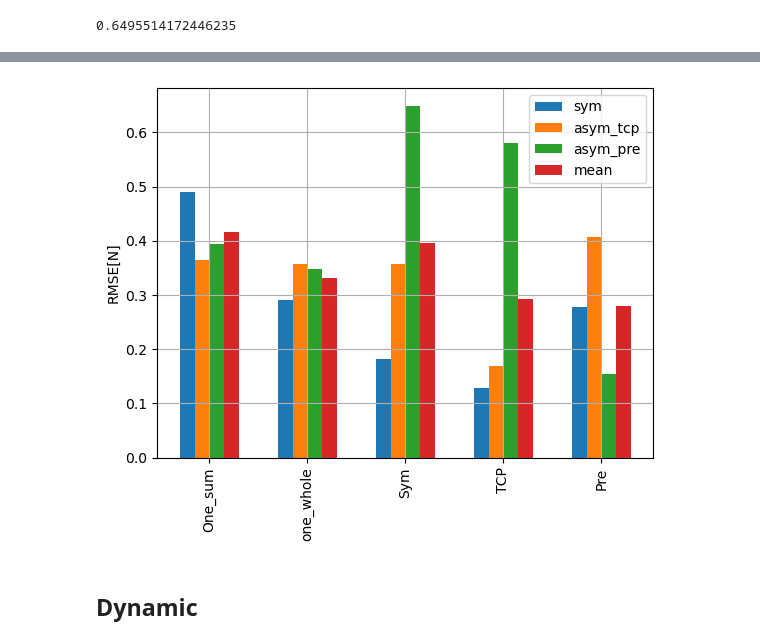
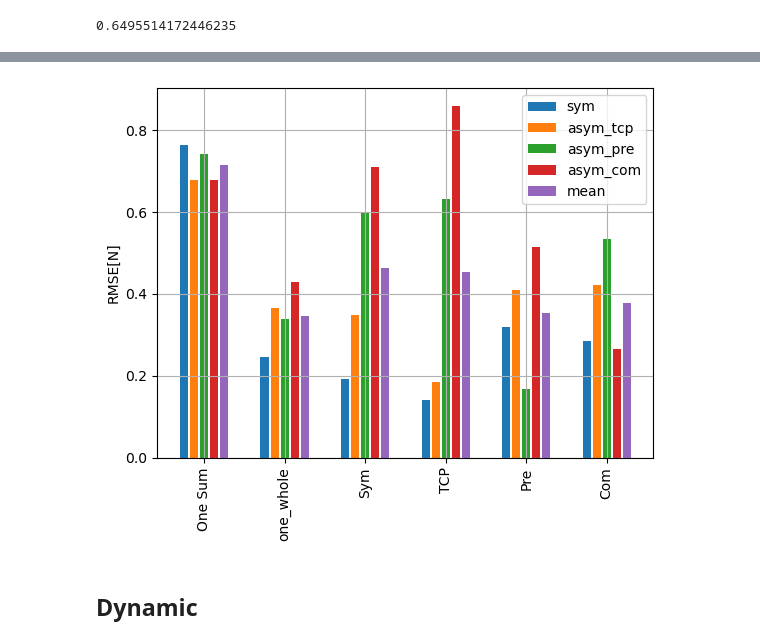
Before and after one commit to hunissweet/External_force, a Jupyter notebook: Nov_3Plotting.ipynb, the cells around one changed output, grey strips where cells are left out. Saved outputs shown, nothing was run; the diff lists cells and outputs as text; code cells hidden in the pictures.

```diff
--- a/Nov_3Plotting.ipynb
+++ b/Nov_3Plotting.ipynb
@@ -402,10 +429,12 @@ NameError: name 'pre_two_total_dataset' is not defined
 # %%
-Right_Total_dataset = pd.read_pickle("./pickle/right_one_finger.pkl")
-Left_Total_dataset = pd.read_pickle("./pickle/left_one_finger.pkl")
-Entire_one_Total_dataset = pd.read_pickle("./pickle/Entire_one_finger.pkl")
-sym_two_total_dataset= pd.read_pickle("./pickle/Sym_two_finger.pkl")
-tcp_two_total_dataset= pd.read_pickle("./pickle/tcp_two_finger.pkl")
-pre_two_total_dataset= pd.read_pickle("./pickle/pre_two_finger.pkl")
+Right_Total_dataset = pd.read_pickle("./pickle/two_finger/one_right.pkl")
+Left_Total_dataset = pd.read_pickle("./pickle/two_finger/one_left.pkl")
+#Entire_one_Total_dataset = pd.read_pickle("./pickle/two_finger/one_entire.pkl")
+Entire_one_Total_dataset = pd.read_pickle("./pickle/two_finger/Entire_one_finger.pkl")
+sym_two_total_dataset= pd.read_pickle("./pickle/two_finger/two_sym.pkl")
+tcp_two_total_dataset= pd.read_pickle("./pickle/two_finger/two_tcp.pkl")
+pre_two_total_dataset= pd.read_pickle("./pickle/two_finger/two_pre.pkl")
+com_two_total_dataset= pd.read_pickle("./pickle/two_finger/two_complex.pkl")
 # %%
 #P_Sensor_col=Total_dataset.columns[9:21]
 fig, axes = plt.subplots(nrows=4, ncols=1)
@@ -567,6 +616,5 @@ def predict_data_feature(feature,dataset,Model_address):
 # %%
-data_set=pre_two_total_dataset
-
+data_set=[sym_two_total_dataset,tcp_two_total_dataset,pre_two_total_dataset,com_two_total_dataset]
 # sym
 #right_pred_sym = predict_data_feature(right_finger_condition,sym_two_total_dataset,'models/one_right_finger.pth')
 #left_pred_sym  = predict_data_feature(left_finger_condition,sym_two_total_dataset,'models/one_left_finger.pth')
@@ -660,6 +783,15 @@ rmse(one_entire_pred,Y)
+# %%
+A=[result_rmse_one_respectively[0]]
+A.extend(result_rmse[0])
+B=[result_rmse_one_respectively[1]]
+B.extend(result_rmse[1])
+C=[result_rmse_one_respectively[2]]
+C.extend(result_rmse[2])
+D=[result_rmse_one_respectively[3]]
+D.extend(result_rmse[3])
 # %%
-res={'sym':[0.4893, 0.2907, 0.1819, 0.1286, 0.2777],  'asym_tcp' : [0.3647, 0.3572,0.3567, 0.1694, 0.4078], 'asym_pre': [0.3946, 0.3481, 0.6495, 0.5795, 0.1537]}
+res={'sym':A,  'asym_tcp' : B,\
+     'asym_pre': C,'asym_com':D}
 
-df_res= pd.DataFrame(data=res)
-df_res['mean'] = df_res.apply(lambda row : (row.sym + row.asym_tcp + row.asym_pre)/3, axis =1  )
-df_res.index=['One_sum' , 'one_whole','Sym','TCP','Pre']
+df_res= pd.DataFrame(data=res,index=['One Sum','one_whole','Sym','TCP','Pre','Com'])
+df_res['mean'] = df_res.apply(lambda row : (row.sym + row.asym_tcp + row.asym_pre +row.asym_com)/4, axis =1  )
@@ -679,18 +808,19 @@ Index(['One_sum', 'one_whole', 'Sym', 'TCP', 'Pre'], dtype='object')
 # %%
 fig, ax = plt.subplots()
 x = np.arange(len(df_res.index))
-width = 0.15
-ax.bar(x - 3*width/2, df_res['sym'], width, label='sym')
-ax.bar(x - width/2, df_res['asym_tcp'], width, label='asym_tcp')
-ax.bar(x + width/2, df_res['asym_pre'], width, label='asym_pre')
-ax.bar(x + 3*width/2, df_res['mean'], width, label='mean')
+width = 0.1
+ax.bar(x - 5*width/2, df_res['sym'], width, label='sym')
+ax.bar(x - 2.5*width/2, df_res['asym_tcp'], width, label='asym_tcp')
+ax.bar(x          , df_res['asym_pre'], width, label='asym_pre')
+ax.bar(x + 2.5*width/2, df_res['asym_com'], width, label='asym_com')
+ax.bar(x + 5*width/2, df_res['mean'], width, label='mean')
 ax.set_ylabel('RMSE[N]')
 ax.set_xticks(x)
 ax.set_xticklabels(df_res.index.values, rotation='vertical')
 ax.legend()
 plt.grid()
 # %% [output]
-[figure, old version]
+[figure, new version]
 # %% [markdown]
 ## Dynamic
 # %%
```
Also changed, not shown: parts of 30 cells of this notebook, 20 other files.
